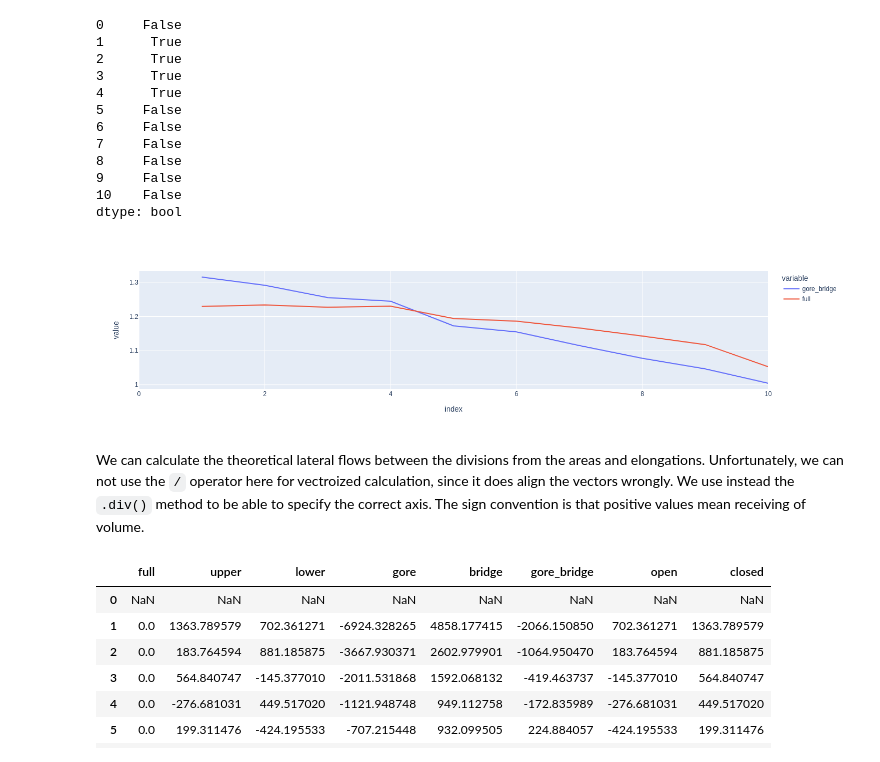
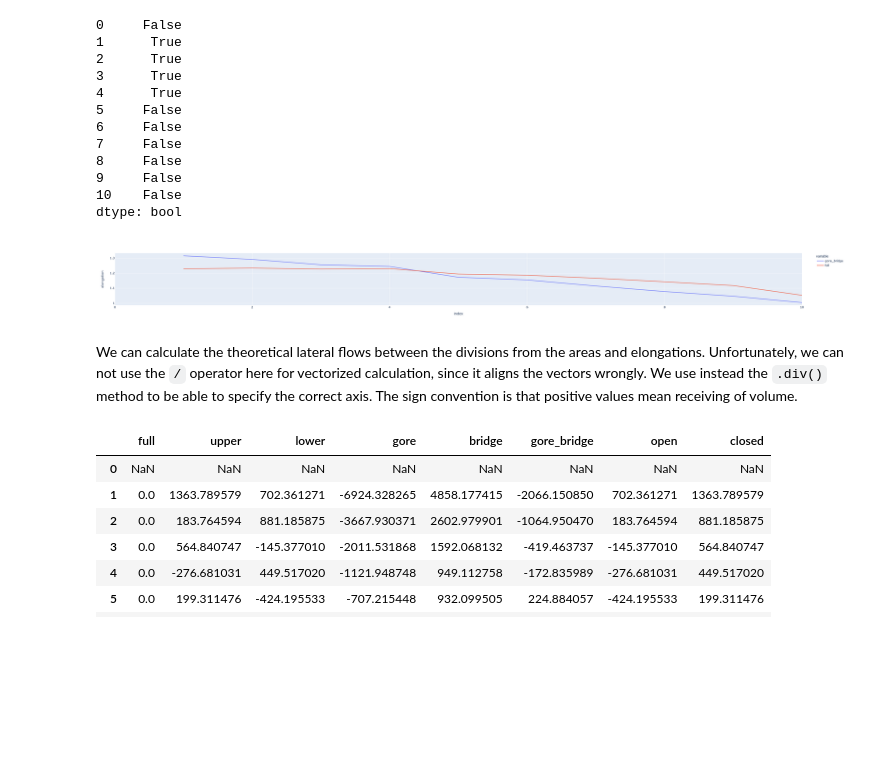
Before and after one commit to pyroll-project/pyroll-examples, a Jupyter notebook: H_Profiles_Neumann.ipynb, the cells around one changed output. Saved outputs shown, nothing was run; the diff lists cells and outputs as text; code cells hidden in the pictures; blank space fills up the shorter version.

```diff
--- a/H_Profiles_Neumann.ipynb
+++ b/H_Profiles_Neumann.ipynb
@@ -217,11 +219,11 @@ elongations.gore_bridge > elongations.full
 10    False
 dtype: bool
 # %%
-px.line(elongations, y=["gore_bridge", "full"])
+px.line(elongations, y=["gore_bridge", "full"], labels={"value": "elongation"})
 # %% [output]
-[figure, old version]
+[figure, new version]
 # %% [markdown]
-We can calculate the theoretical lateral flows between the divisions from the areas and elongations. Unfortunately, we can not use the `/` operator here for vectroized calculation, since it does align the vectors wrongly. We use instead the `.div()` method to be able to specify the correct axis. The sign convention is that positive values mean receiving of volume.
+We can calculate the theoretical lateral flows between the divisions from the areas and elongations. Unfortunately, we can not use the `/` operator here for vectorized calculation, since it aligns the vectors wrongly. We use instead the `.div()` method to be able to specify the correct axis. The sign convention is that positive values mean receiving of volume.
 # %%
 lateral_flows = areas * (1 - elongations.div(elongations["full"], axis=0))
 lateral_flows
```
Also changed, not shown: parts of 18 cells of this notebook.
